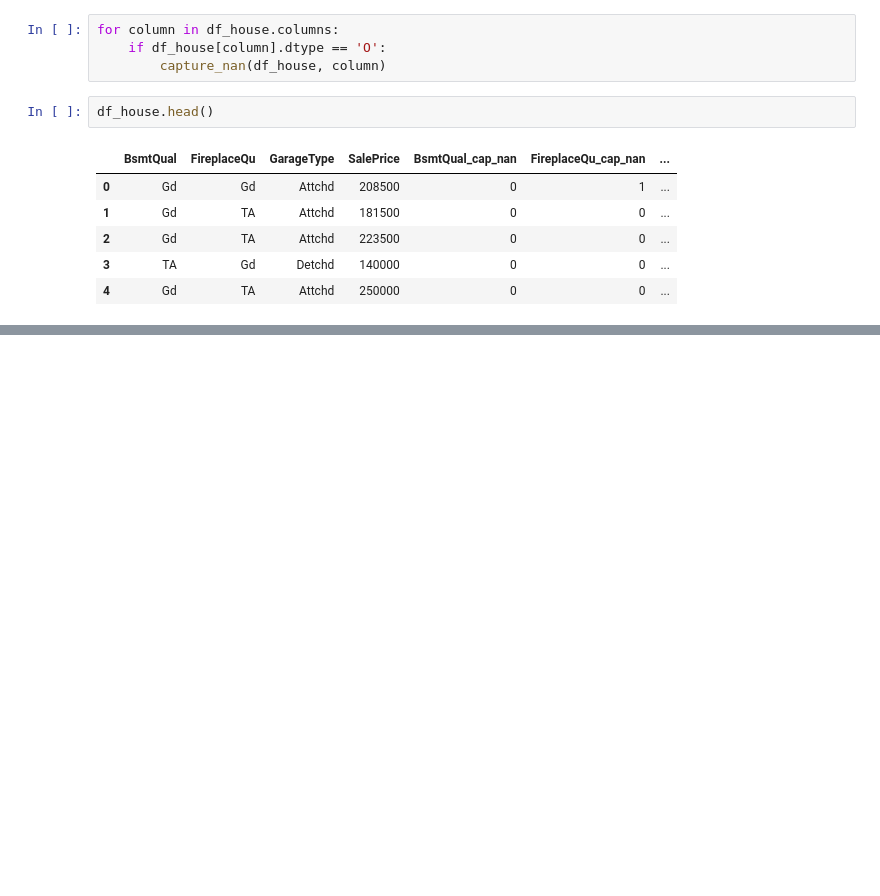
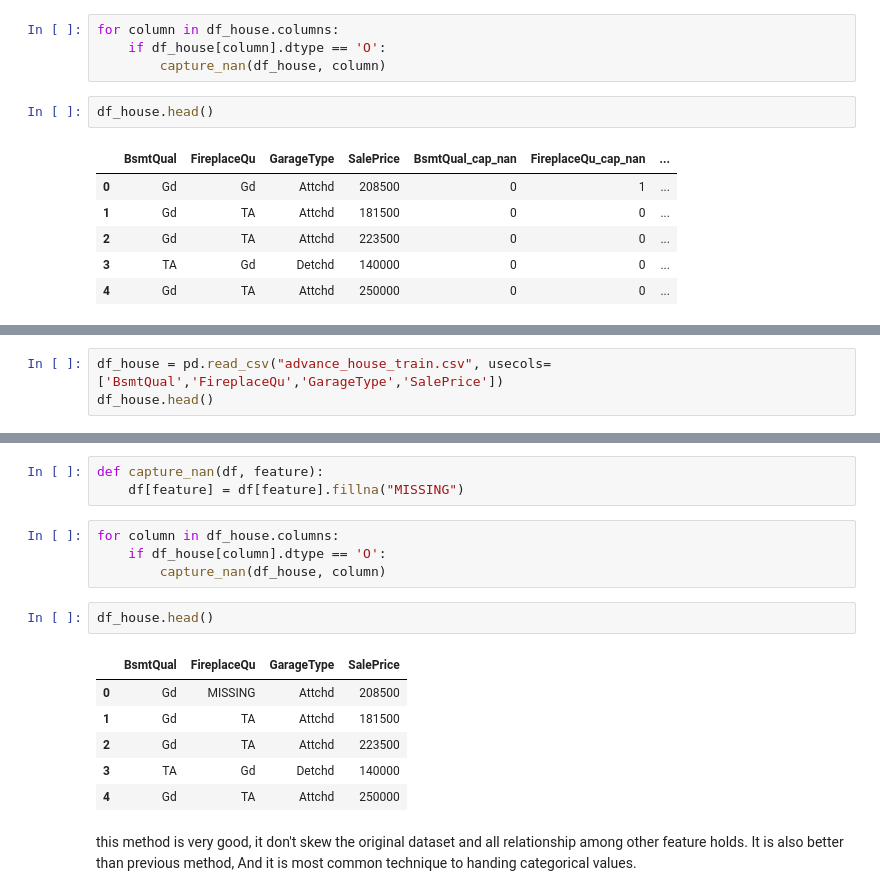
Before and after one commit to ikaushikpal/Feature-Engineering-ML, a Jupyter notebook: techniques with code/Handling Categorical Missing Values part1.ipynb, the cells around one changed output, grey strips where cells are left out. Cells and saved outputs as stored; diff of their text form; blank space fills up the shorter version.

```diff
--- a/techniques with code/Handling Categorical Missing Values part1.ipynb
+++ b/techniques with code/Handling Categorical Missing Values part1.ipynb
@@ -175,0 +180,3 @@ df_house.head()
+# %%
+df_house = pd.read_csv("advance_house_train.csv", usecols=['BsmtQual','FireplaceQu','GarageType','SalePrice'])
+df_house.head()
@@ -175,0 +190,18 @@ df_house.head()
+# %%
+def capture_nan(df, feature):
+    df[feature] = df[feature].fillna("MISSING")
+# %%
+for column in df_house.columns:
+    if df_house[column].dtype == 'O':
+        capture_nan(df_house, column)
+# %%
+df_house.head()
+# %% [output]
+|  | BsmtQual | FireplaceQu | GarageType | SalePrice |
+| 0 | Gd | MISSING | Attchd | 208500 |
+| 1 | Gd | TA | Attchd | 181500 |
+| 2 | Gd | TA | Attchd | 223500 |
+| 3 | TA | Gd | Detchd | 140000 |
+| 4 | Gd | TA | Attchd | 250000 |
+# %% [markdown]
+this method is very good, it don't skew the original dataset and all relationship among other feature holds. It is also better than previous method, And it is most common technique to handing categorical values.
```
Also changed, not shown: parts of 3 cells of this notebook, 7 other files.
